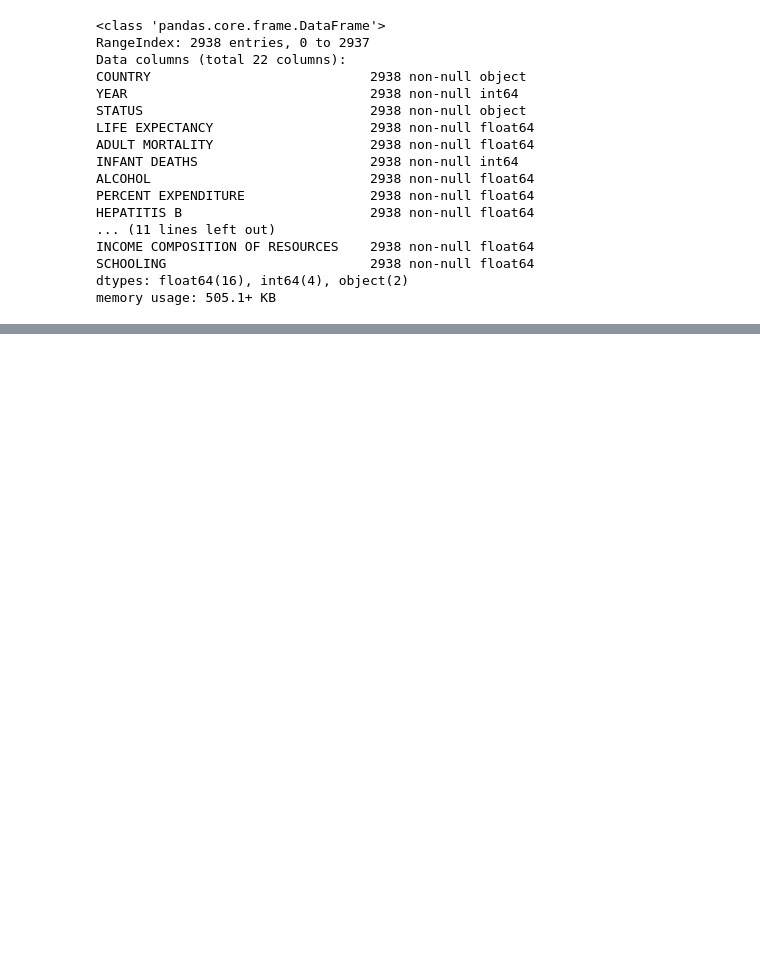
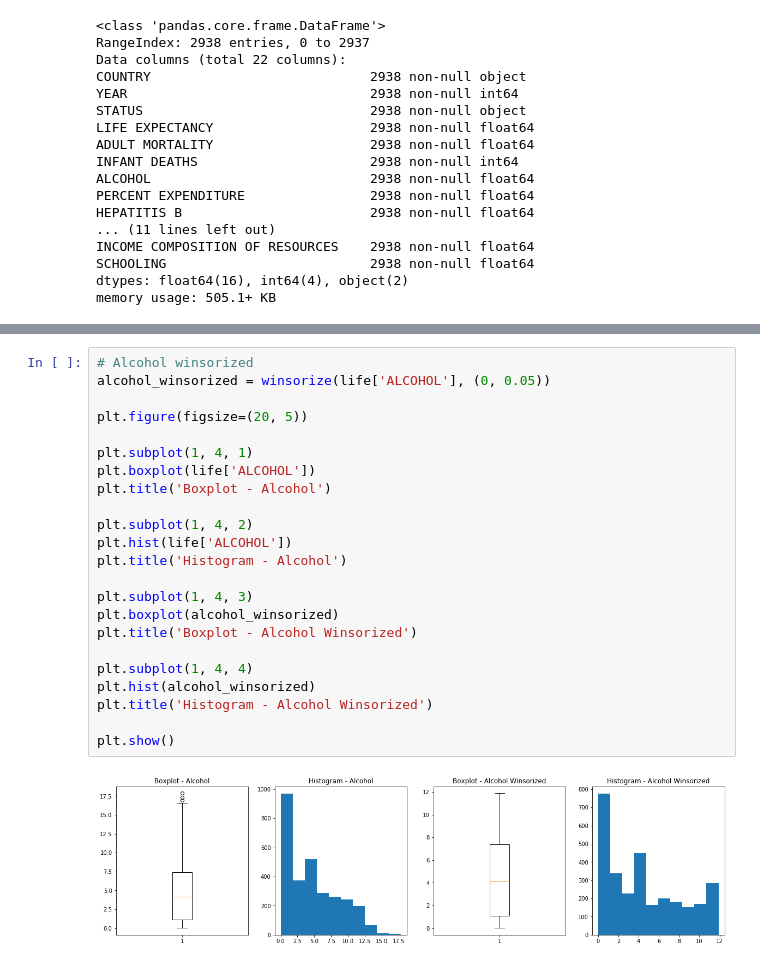
Before and after one commit to BenGriffith/data-science, a Jupyter notebook: exercises/model-preparation-challenge.ipynb, the cells around one changed output, grey strips where cells are left out. Drawn from its saved outputs; the diff is of its cells as text; blank space fills up the shorter version.

```diff
--- a/exercises/model-preparation-challenge.ipynb
+++ b/exercises/model-preparation-challenge.ipynb
@@ -256,0 +234,25 @@ plt.show()
+# %%
+# Alcohol winsorized
+alcohol_winsorized = winsorize(life['ALCOHOL'], (0, 0.05))
+
+plt.figure(figsize=(20, 5))
+
+plt.subplot(1, 4, 1)
+plt.boxplot(life['ALCOHOL'])
+plt.title('Boxplot - Alcohol')
+
+plt.subplot(1, 4, 2)
+plt.hist(life['ALCOHOL'])
+plt.title('Histogram - Alcohol')
+
+plt.subplot(1, 4, 3)
+plt.boxplot(alcohol_winsorized)
+plt.title('Boxplot - Alcohol Winsorized')
+
+plt.subplot(1, 4, 4)
+plt.hist(alcohol_winsorized)
+plt.title('Histogram - Alcohol Winsorized')
+
+plt.show()
+# %% [output]
+[figure, added]
```
Also changed, not shown: parts of 44 cells of this notebook.
